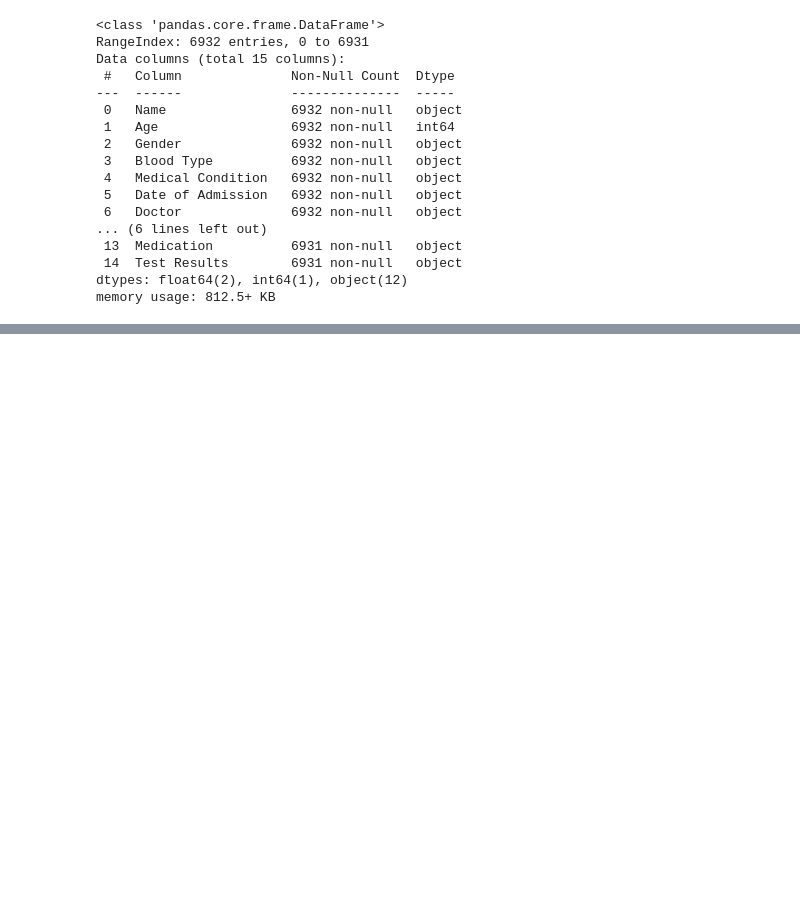
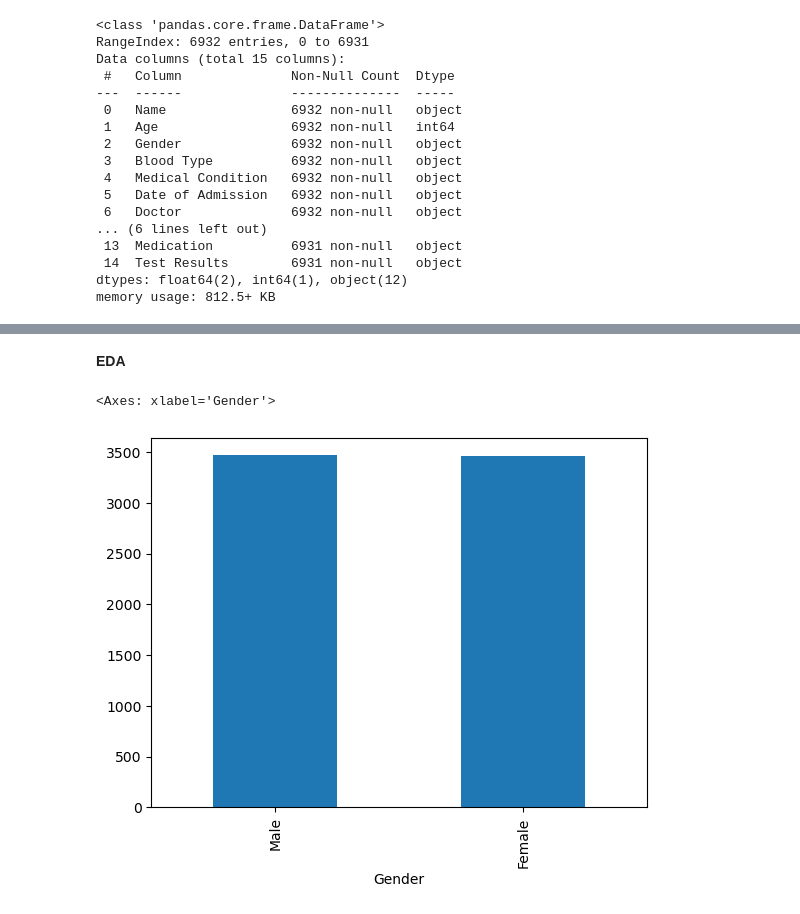
Before and after one commit to abwakujeff/Healthcare, a Jupyter notebook: Healthcare.ipynb, the cells around one changed output, grey strips where cells are left out. Saved outputs shown, nothing was run; the diff lists cells and outputs as text; code cells hidden in the pictures; blank space fills up the shorter version.

```diff
--- a/Healthcare.ipynb
+++ b/Healthcare.ipynb
@@ -93,0 +96,3 @@ memory usage: 812.5+ KB
+# %%
+df['Discharge Date'] = pd.to_datetime(df['Discharge Date'])
+df['Date of Admission'] = pd.to_datetime(df['Date of Admission'])
@@ -93,0 +128,7 @@ memory usage: 812.5+ KB
+# %% [markdown]
+**EDA**
+# %%
+df['Gender'].value_counts().plot(kind='bar')
+# %% [output]
+<Axes: xlabel='Gender'>
+[figure, added]
```
Also changed, not shown: parts of 3 cells of this notebook.
